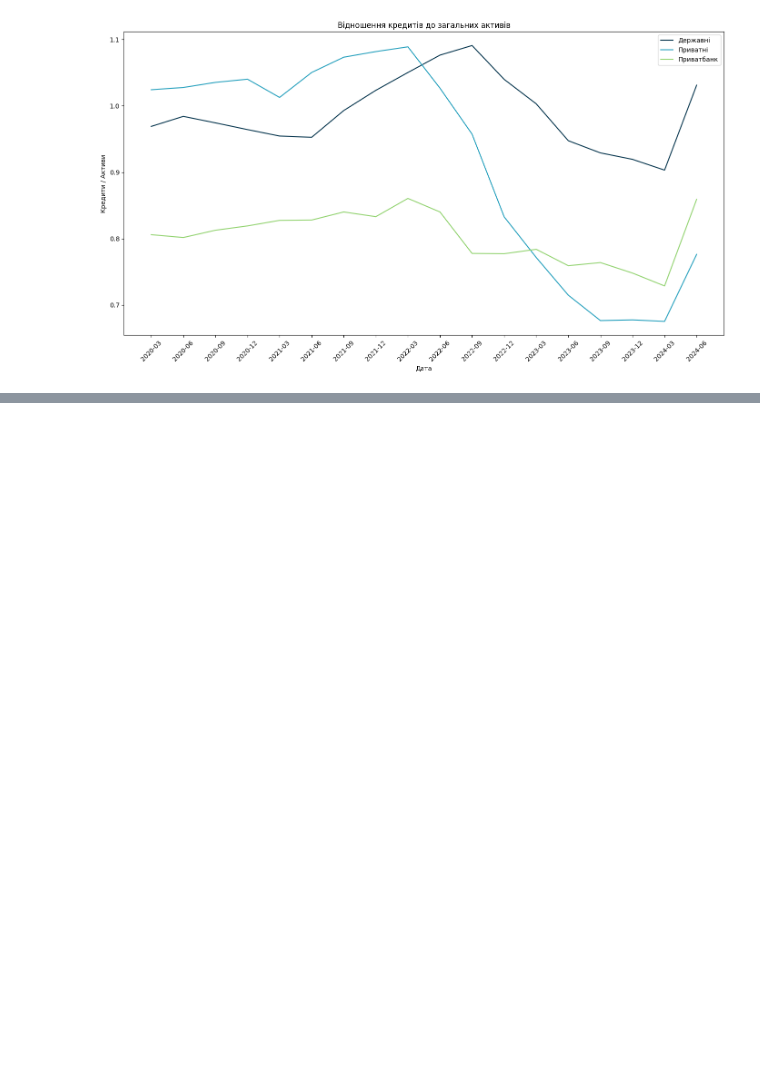
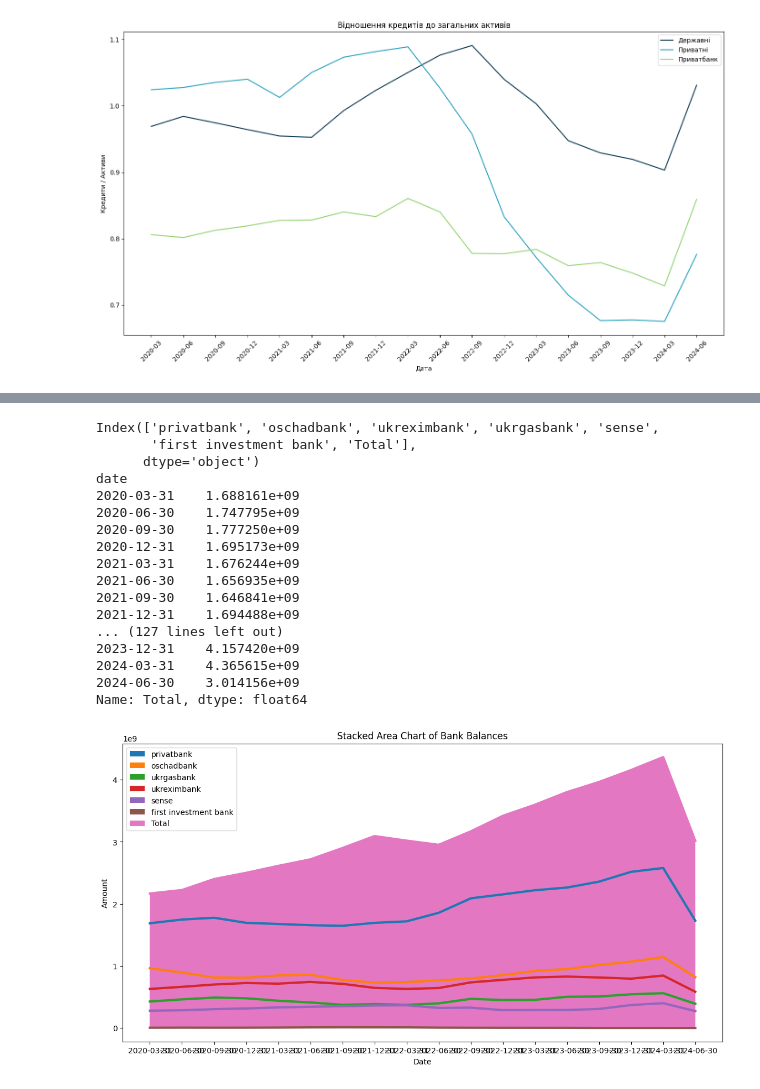
Before and after one commit to Lkupybida/ClothesIndustryAnalysys, a Jupyter notebook: banks_k.ipynb, the cells around one changed output, grey strips where cells are left out. Drawn from its saved outputs; the diff is of its cells as text; code cells hidden in the pictures; blank space fills up the shorter version.

Commit message:
stacked area chart

```diff
--- a/banks_k.ipynb
+++ b/banks_k.ipynb
@@ -224,0 +225,47 @@ for index, bank in enumerate(banks):
+# %%
+df_assets_state = pd.read_csv('data/quarterly/total_assets.csv', index_col=0)
+df_assets_private = pd.read_csv('data/quarterly/total_assets_all.csv', index_col=0)
+df_combined = pd.concat([df_assets_state, df_assets_private], axis=1)
+
+banks = ["privatbank", "oschadbank", "ukrgasbank", "ukreximbank", "sense", "first investment bank", 'Total']
+print(df_combined.columns)
+
+
+
+    # Plotting
+plt.figure(figsize=(14, 7))
+
+    # Plot the stacked area with transparency
+for bank in banks:
+    print(df_combined[bank])
+    plt.fill_between(df_combined.index, df_combined[bank], label=bank)
+    plt.plot(df_combined.index, df_combined[bank], linewidth=3)
+
+    # Add labels and title
+plt.xlabel('Date')
+plt.ylabel('Amount')
+plt.title('Stacked Area Chart of Bank Balances')
+plt.legend()
+
+    # Show plot
+plt.show()
+df_combined.to_csv('new2.csv')
+# %% [output]
+Index(['privatbank', 'oschadbank', 'ukreximbank', 'ukrgasbank', 'sense',
+       'first investment bank', 'Total'],
+      dtype='object')
+date
+2020-03-31    1.688161e+09
+2020-06-30    1.747795e+09
+2020-09-30    1.777250e+09
+2020-12-31    1.695173e+09
+2021-03-31    1.676244e+09
+2021-06-30    1.656935e+09
+2021-09-30    1.646841e+09
+2021-12-31    1.694488e+09
+... (127 lines left out)
+2023-12-31    4.157420e+09
+2024-03-31    4.365615e+09
+2024-06-30    3.014156e+09
+Name: Total, dtype: float64
+[figure, added]
```
Also changed, not shown: parts of 1 cell of this notebook, 5 other files.
